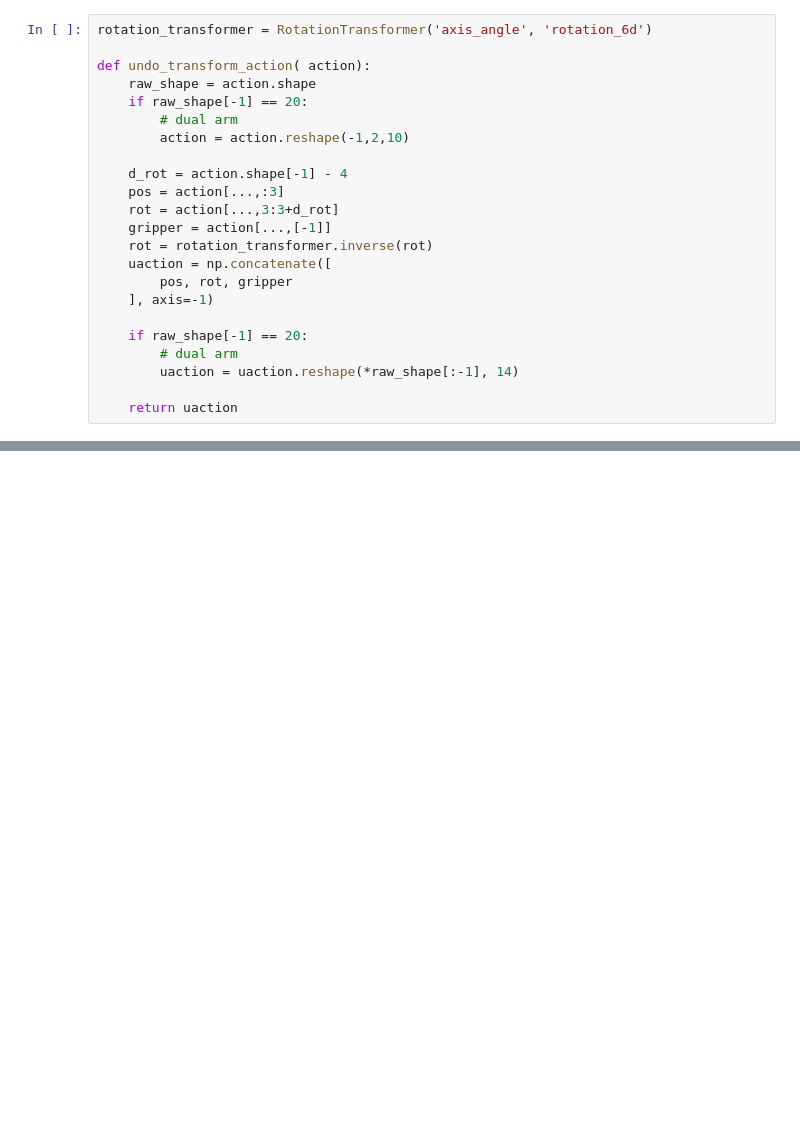
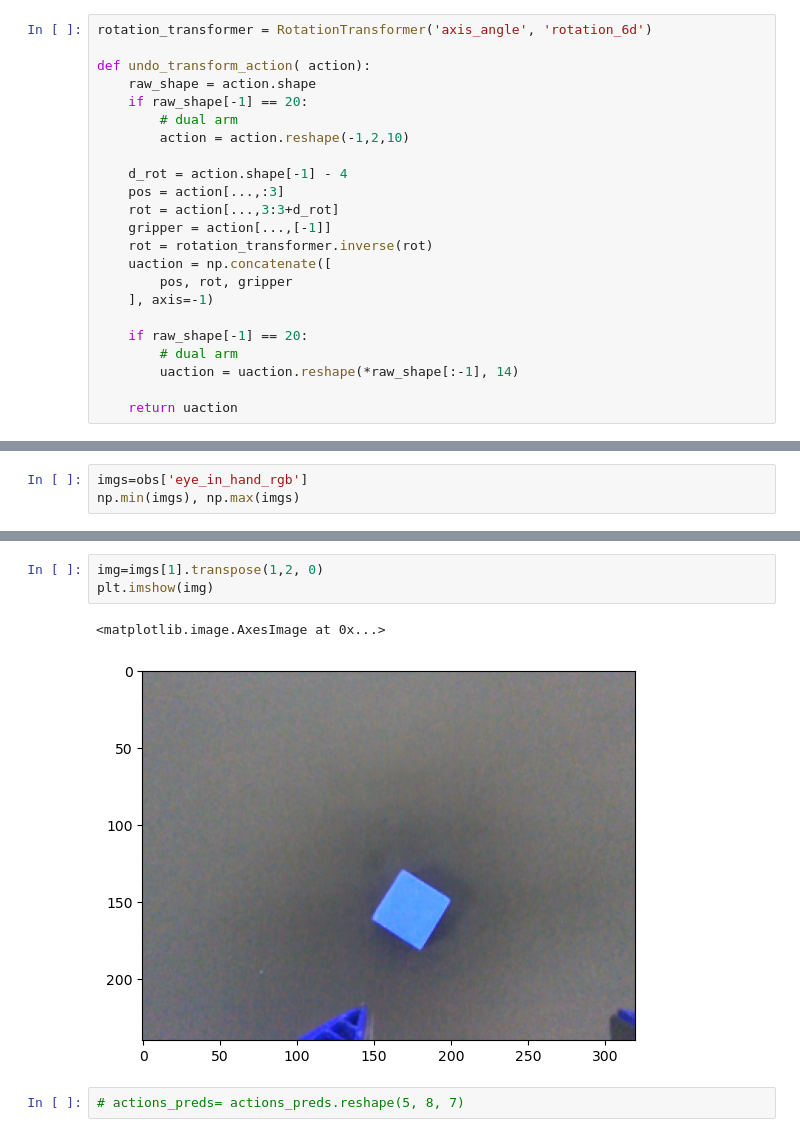
Before and after one commit to AssistiveRoboticsUNH/fr3, a Jupyter notebook: dp/eval_franka_dataset.ipynb, the cells around one changed output, grey strips where cells are left out. Drawn from its saved outputs; the diff is of its cells as text; blank space fills up the shorter version.

```diff
--- a/dp/eval_franka_dataset.ipynb
+++ b/dp/eval_franka_dataset.ipynb
@@ -187,0 +213,3 @@ actions_preds.shape
+# %%
+imgs=obs['eye_in_hand_rgb']
+np.min(imgs), np.max(imgs)
@@ -187,0 +238,8 @@ actions_preds.shape
+# %%
+img=imgs[1].transpose(1,2, 0)
+plt.imshow(img)
+# %% [output]
+<matplotlib.image.AxesImage at 0x...>
+[figure, added]
+# %%
+# actions_preds= actions_preds.reshape(5, 8, 7)
```
Also changed, not shown: parts of 17 cells of this notebook, 30 other files.
